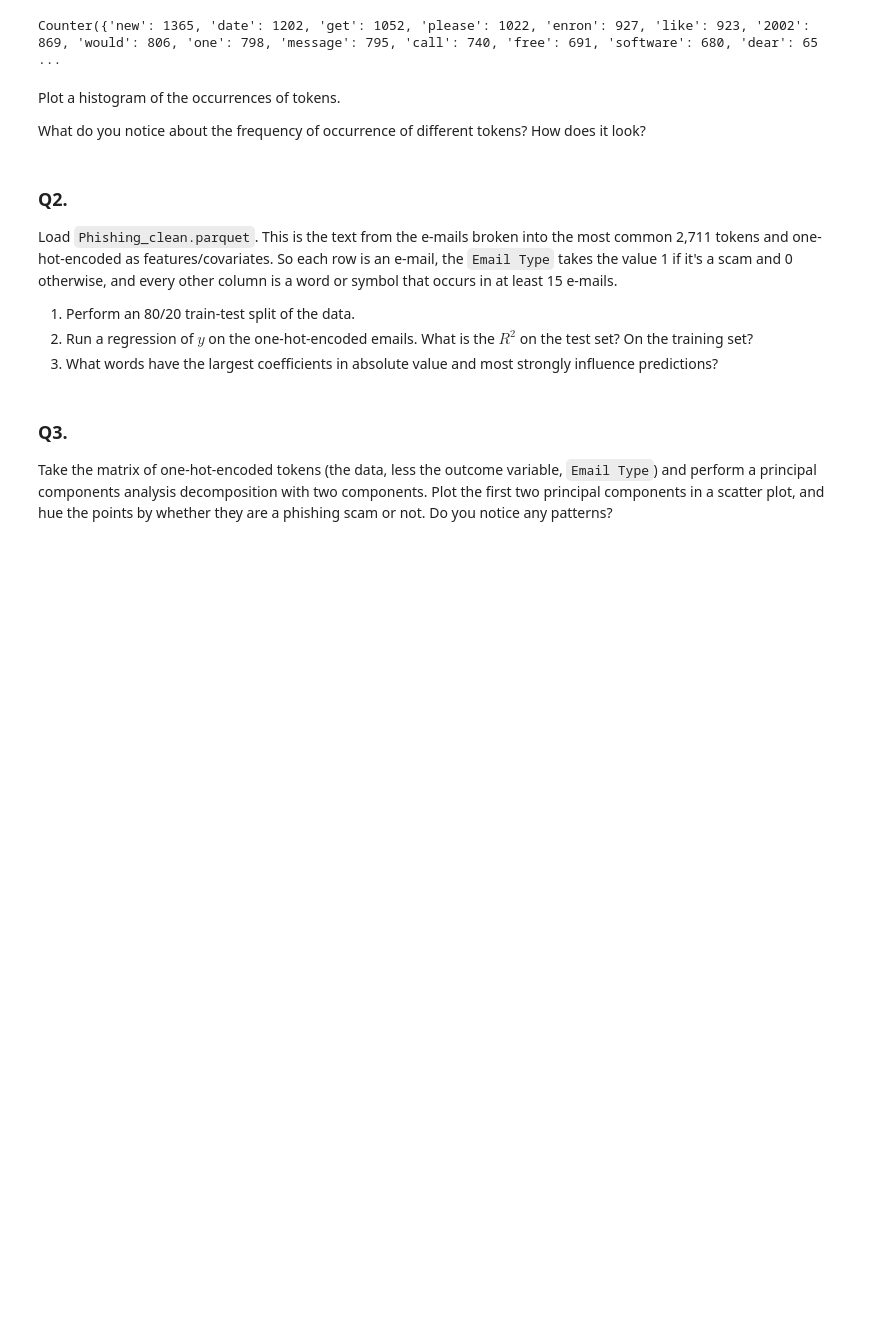
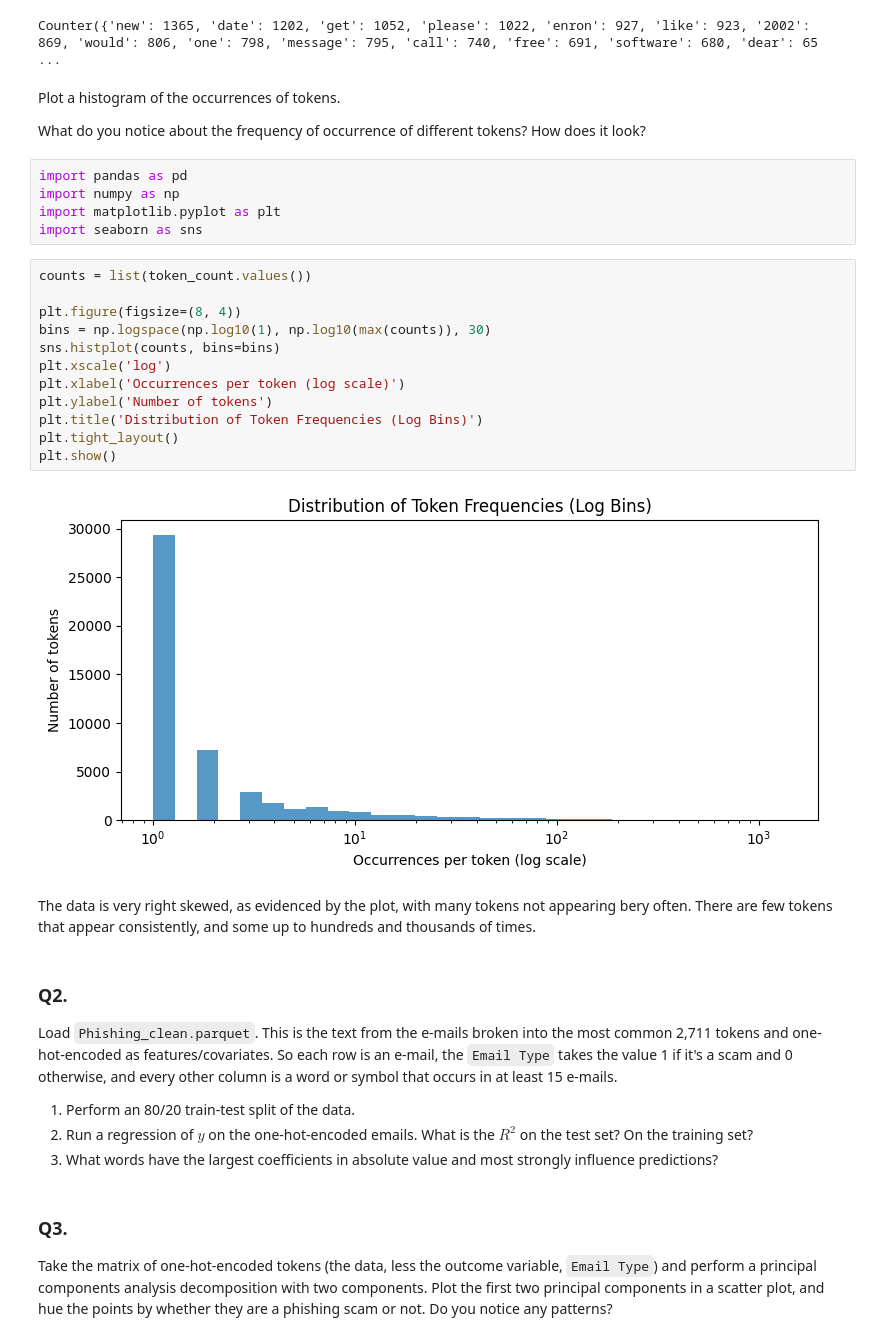
Before and after one commit to amn8ge/pca_assignment, a Jupyter notebook: assignment.ipynb, the cells around one changed output. Cells and saved outputs as stored; diff of their text form; blank space fills up the shorter version.

```diff
--- a/assignment.ipynb
+++ b/assignment.ipynb
@@ -39,6 +39,27 @@ Counter({'new': 1365, 'date': 1202, 'get': 1052, 'please': 1022, 'enron': 927, '
 Plot a histogram of the occurrences of tokens.
 
 What do you notice about the frequency of occurrence of different tokens? How does it look?
+# %%
+import pandas as pd
+import numpy as np
+import matplotlib.pyplot as plt
+import seaborn as sns
+# %%
+counts = list(token_count.values())
+
+plt.figure(figsize=(8, 4))
+bins = np.logspace(np.log10(1), np.log10(max(counts)), 30)
+sns.histplot(counts, bins=bins)
+plt.xscale('log')
+plt.xlabel('Occurrences per token (log scale)')
+plt.ylabel('Number of tokens')
+plt.title('Distribution of Token Frequencies (Log Bins)')
+plt.tight_layout()
+plt.show()
+# %% [output]
+[figure, added]
+# %% [markdown]
+The data is very right skewed, as evidenced by the plot, with many tokens not appearing bery often. There are few tokens that appear consistently, and some up to hundreds and thousands of times.
 # %% [markdown]
 ### Q2.
 
```
